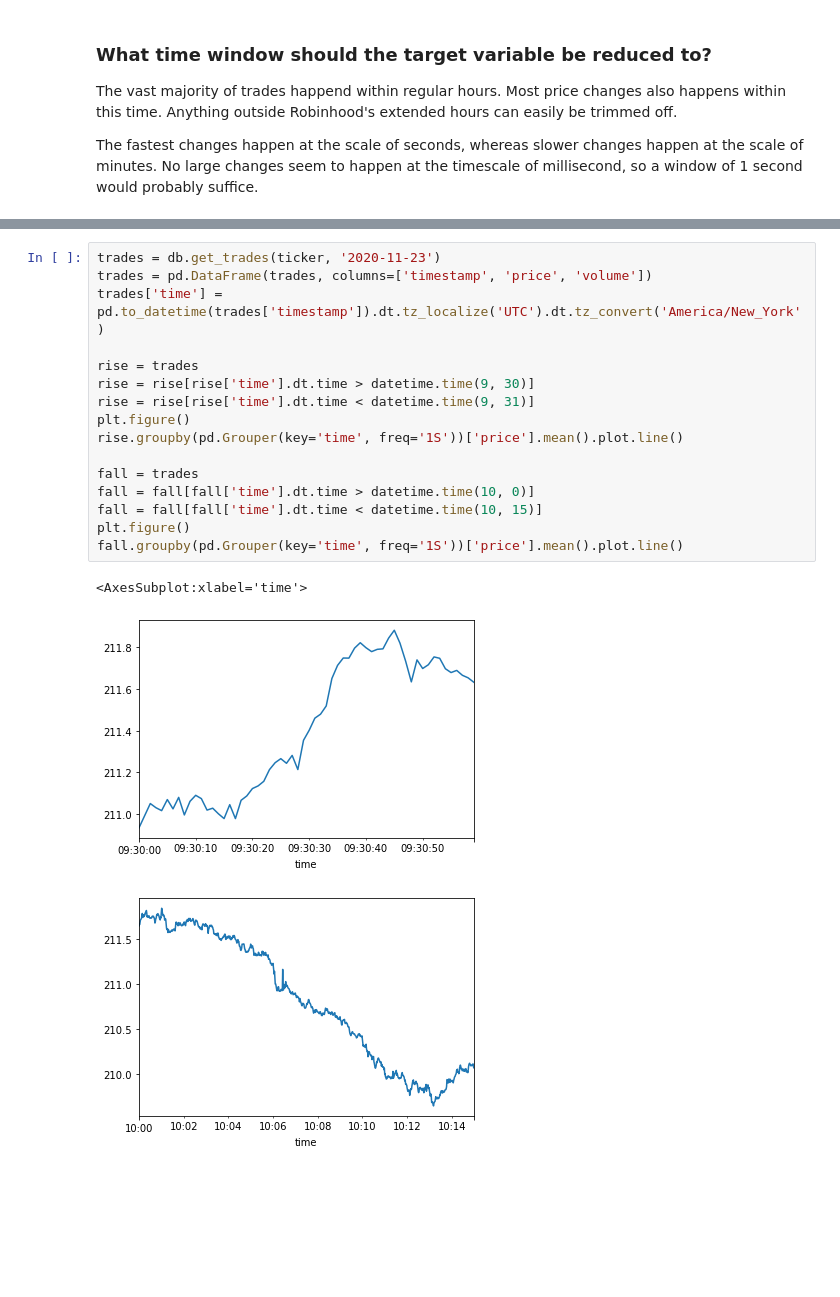
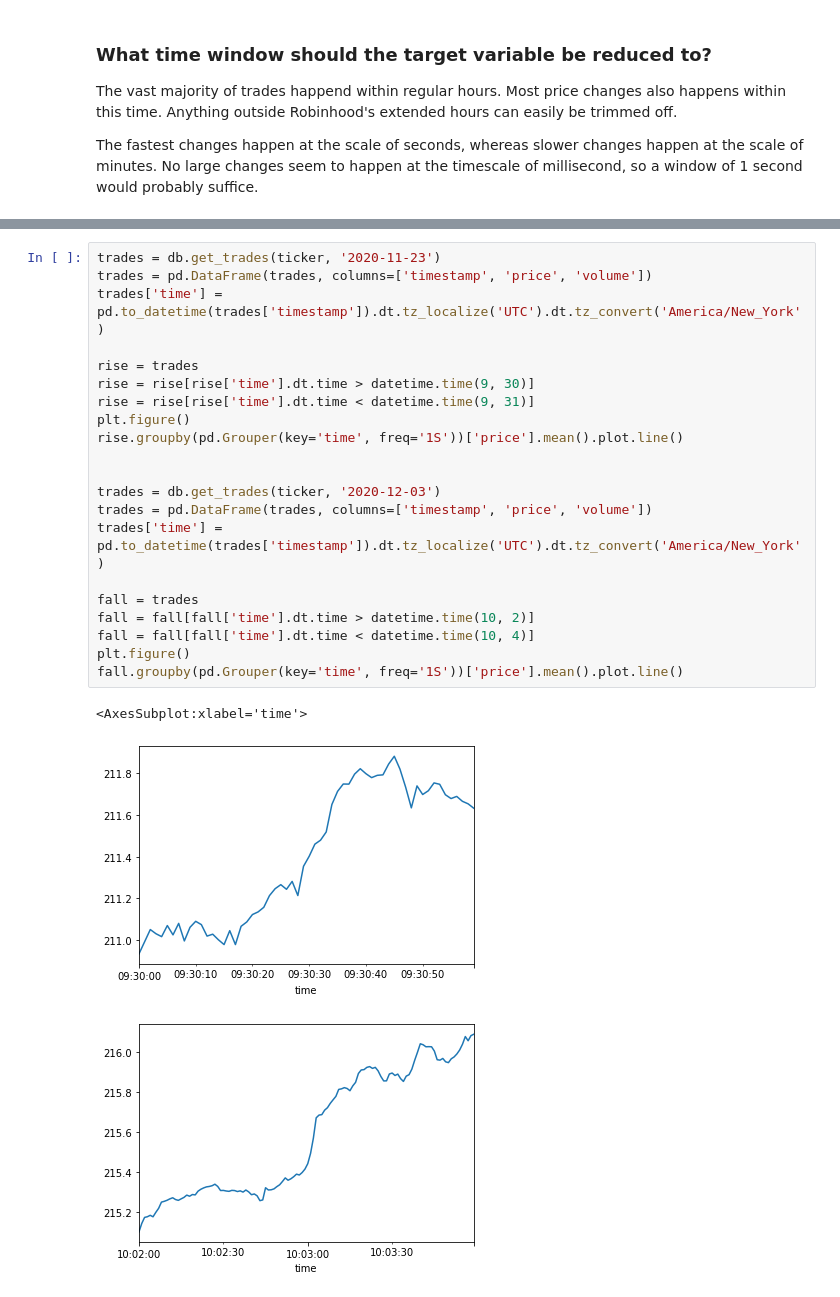
Before and after one commit to dwitvliet/project-stock-trading, a Jupyter notebook: sandbox.ipynb, the cells around one changed output, grey strips where cells are left out. Cells and saved outputs as stored; diff of their text form; blank space fills up the shorter version.

```diff
--- a/sandbox.ipynb
+++ b/sandbox.ipynb
@@ -83,20 +82,25 @@ for i in range(0, 9):
 # %%
 trades = db.get_trades(ticker, '2020-11-23')
 trades = pd.DataFrame(trades, columns=['timestamp', 'price', 'volume'])
 trades['time'] = pd.to_datetime(trades['timestamp']).dt.tz_localize('UTC').dt.tz_convert('America/New_York')
 
 rise = trades
 rise = rise[rise['time'].dt.time > datetime.time(9, 30)]
 rise = rise[rise['time'].dt.time < datetime.time(9, 31)]
 plt.figure()
 rise.groupby(pd.Grouper(key='time', freq='1S'))['price'].mean().plot.line()
 
+
+trades = db.get_trades(ticker, '2020-12-03')
+trades = pd.DataFrame(trades, columns=['timestamp', 'price', 'volume'])
+trades['time'] = pd.to_datetime(trades['timestamp']).dt.tz_localize('UTC').dt.tz_convert('America/New_York')
+
 fall = trades
-fall = fall[fall['time'].dt.time > datetime.time(10, 0)]
-fall = fall[fall['time'].dt.time < datetime.time(10, 15)]
+fall = fall[fall['time'].dt.time > datetime.time(10, 2)]
+fall = fall[fall['time'].dt.time < datetime.time(10, 4)]
 plt.figure()
 fall.groupby(pd.Grouper(key='time', freq='1S'))['price'].mean().plot.line()
 # %% [output]
 <AxesSubplot:xlabel='time'>
 [figure]
-[figure, old version]
+[figure, new version]
```
Also changed, not shown: parts of 1 cell of this notebook, 1 other file.
